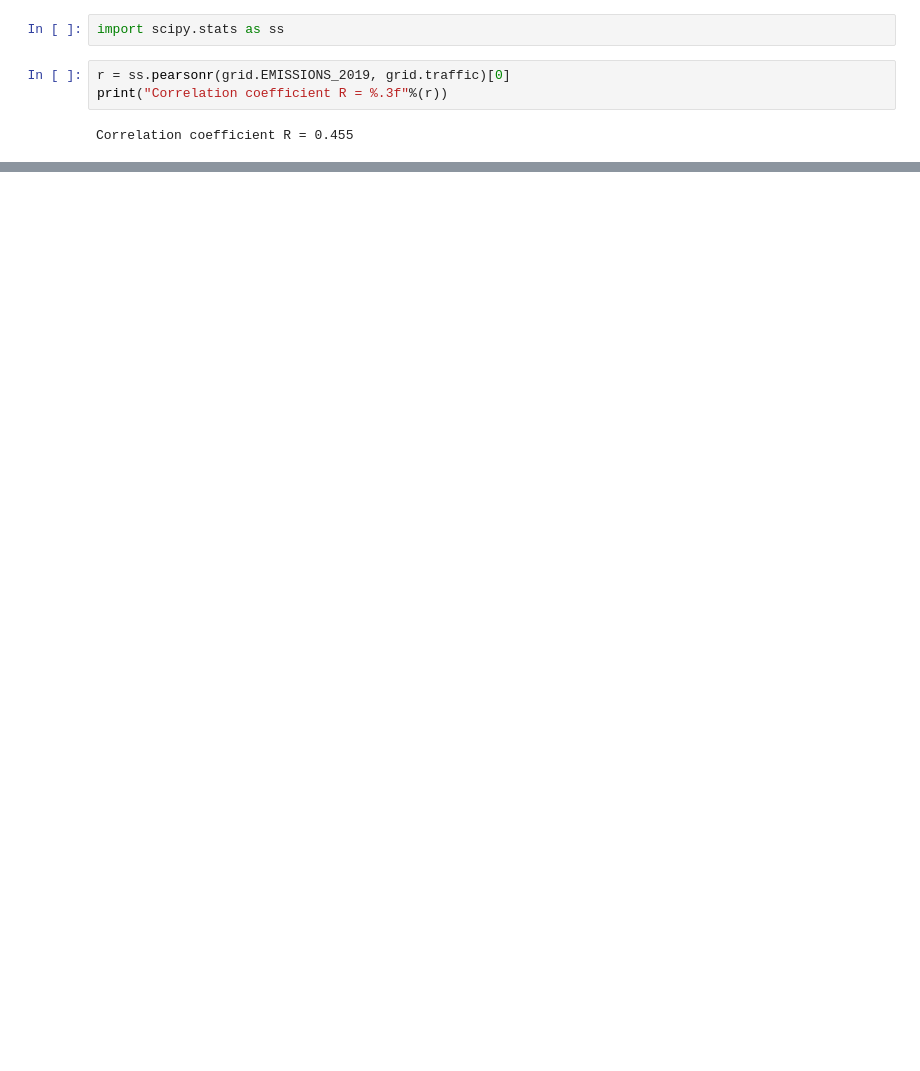
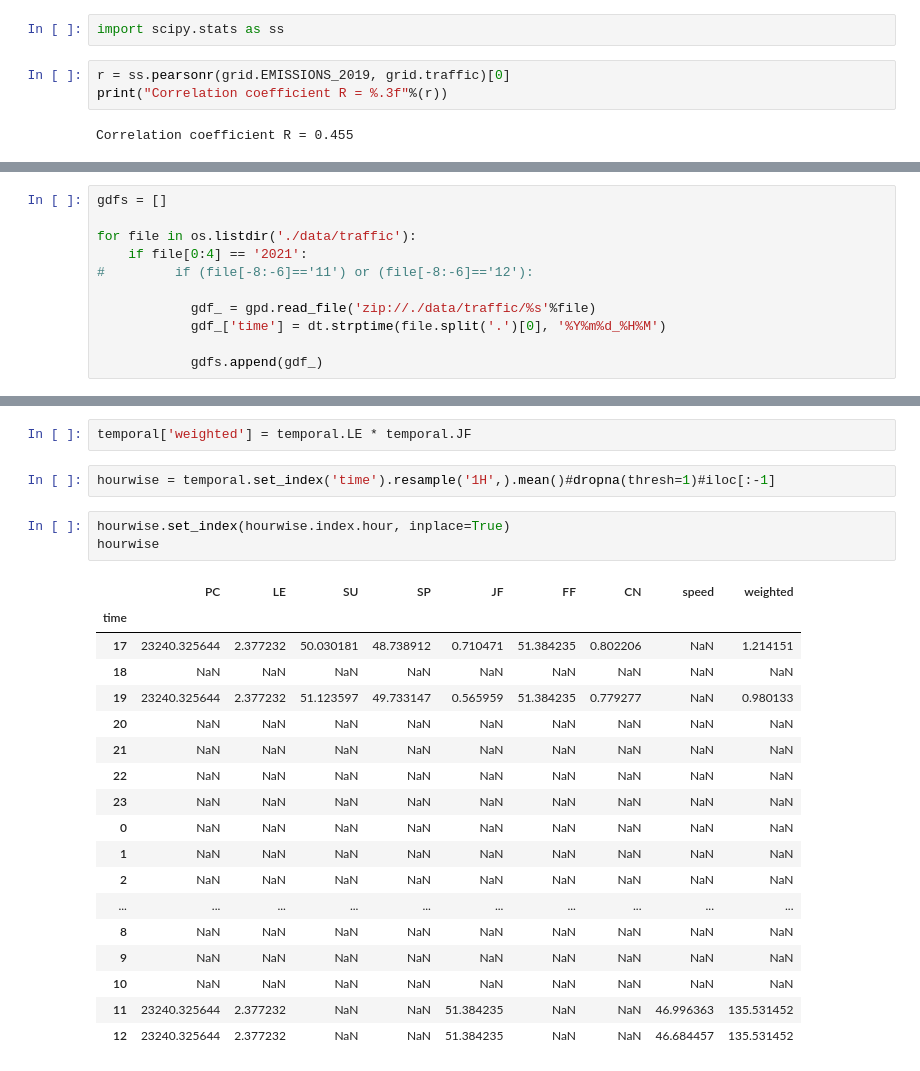
Before and after one commit to ECMWFCode4Earth/MaLePoM, a Jupyter notebook: traffic_emissions.ipynb, the cells around one changed output, grey strips where cells are left out. Saved outputs shown, nothing was run; the diff lists cells and outputs as text; blank space fills up the shorter version.

```diff
--- a/traffic_emissions.ipynb
+++ b/traffic_emissions.ipynb
@@ -100,0 +147,11 @@ Correlation coefficient R = 0.455
+# %%
+gdfs = []
+
+for file in os.listdir('./data/traffic'):
+    if file[0:4] == '2021':
+#         if (file[-8:-6]=='11') or (file[-8:-6]=='12'):
+
+            gdf_ = gpd.read_file('zip://./data/traffic/%s'%file)
+            gdf_['time'] = dt.strptime(file.split('.')[0], '%Y%m%d_%H%M')
+
+            gdfs.append(gdf_)
@@ -100,0 +168,26 @@ Correlation coefficient R = 0.455
+# %%
+temporal['weighted'] = temporal.LE * temporal.JF
+# %%
+hourwise = temporal.set_index('time').resample('1H',).mean()#dropna(thresh=1)#iloc[:-1]
+# %%
+hourwise.set_index(hourwise.index.hour, inplace=True)
+hourwise
+# %% [output]
+|  | PC | LE | SU | SP | JF | FF | CN | speed | weighted |
+| time |  |  |  |  |  |  |  |  |  |
+| 17 | 23240.325644 | 2.377232 | 50.030181 | 48.738912 | 0.710471 | 51.384235 | 0.802206 | NaN | 1.214151 |
+| 18 | NaN | NaN | NaN | NaN | NaN | NaN | NaN | NaN | NaN |
+| 19 | 23240.325644 | 2.377232 | 51.123597 | 49.733147 | 0.565959 | 51.384235 | 0.779277 | NaN | 0.980133 |
+| 20 | NaN | NaN | NaN | NaN | NaN | NaN | NaN | NaN | NaN |
+| 21 | NaN | NaN | NaN | NaN | NaN | NaN | NaN | NaN | NaN |
+| 22 | NaN | NaN | NaN | NaN | NaN | NaN | NaN | NaN | NaN |
+| 23 | NaN | NaN | NaN | NaN | NaN | NaN | NaN | NaN | NaN |
+| 0 | NaN | NaN | NaN | NaN | NaN | NaN | NaN | NaN | NaN |
+| 1 | NaN | NaN | NaN | NaN | NaN | NaN | NaN | NaN | NaN |
+| 2 | NaN | NaN | NaN | NaN | NaN | NaN | NaN | NaN | NaN |
+| ... | ... | ... | ... | ... | ... | ... | ... | ... | ... |
+| 8 | NaN | NaN | NaN | NaN | NaN | NaN | NaN | NaN | NaN |
+| 9 | NaN | NaN | NaN | NaN | NaN | NaN | NaN | NaN | NaN |
+| 10 | NaN | NaN | NaN | NaN | NaN | NaN | NaN | NaN | NaN |
+| 11 | 23240.325644 | 2.377232 | NaN | NaN | 51.384235 | NaN | NaN | 46.996363 | 135.531452 |
+| 12 | 23240.325644 | 2.377232 | NaN | NaN | 51.384235 | NaN | NaN | 46.684457 | 135.531452 |
```
Also changed, not shown: parts of 14 cells of this notebook, 5 other files.
